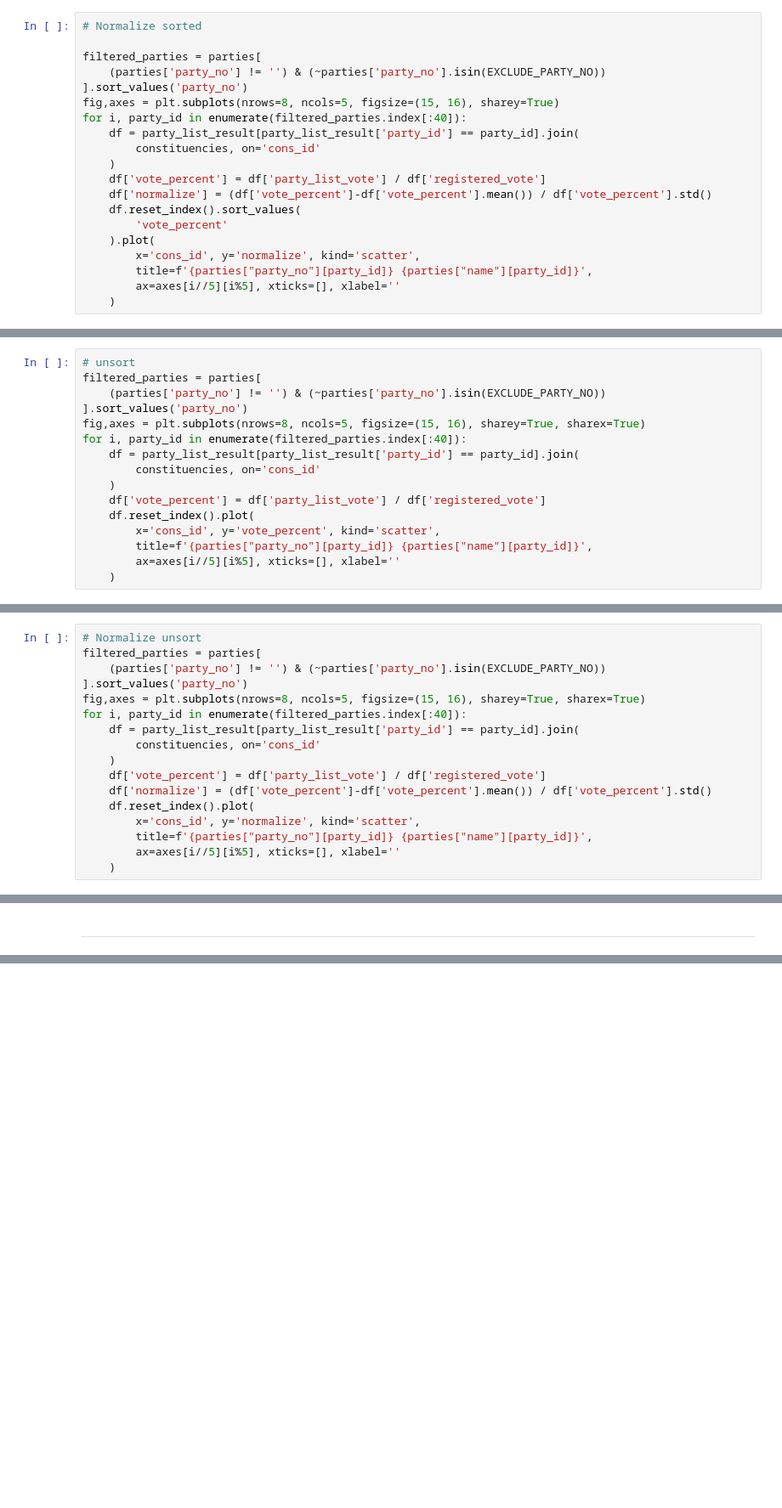
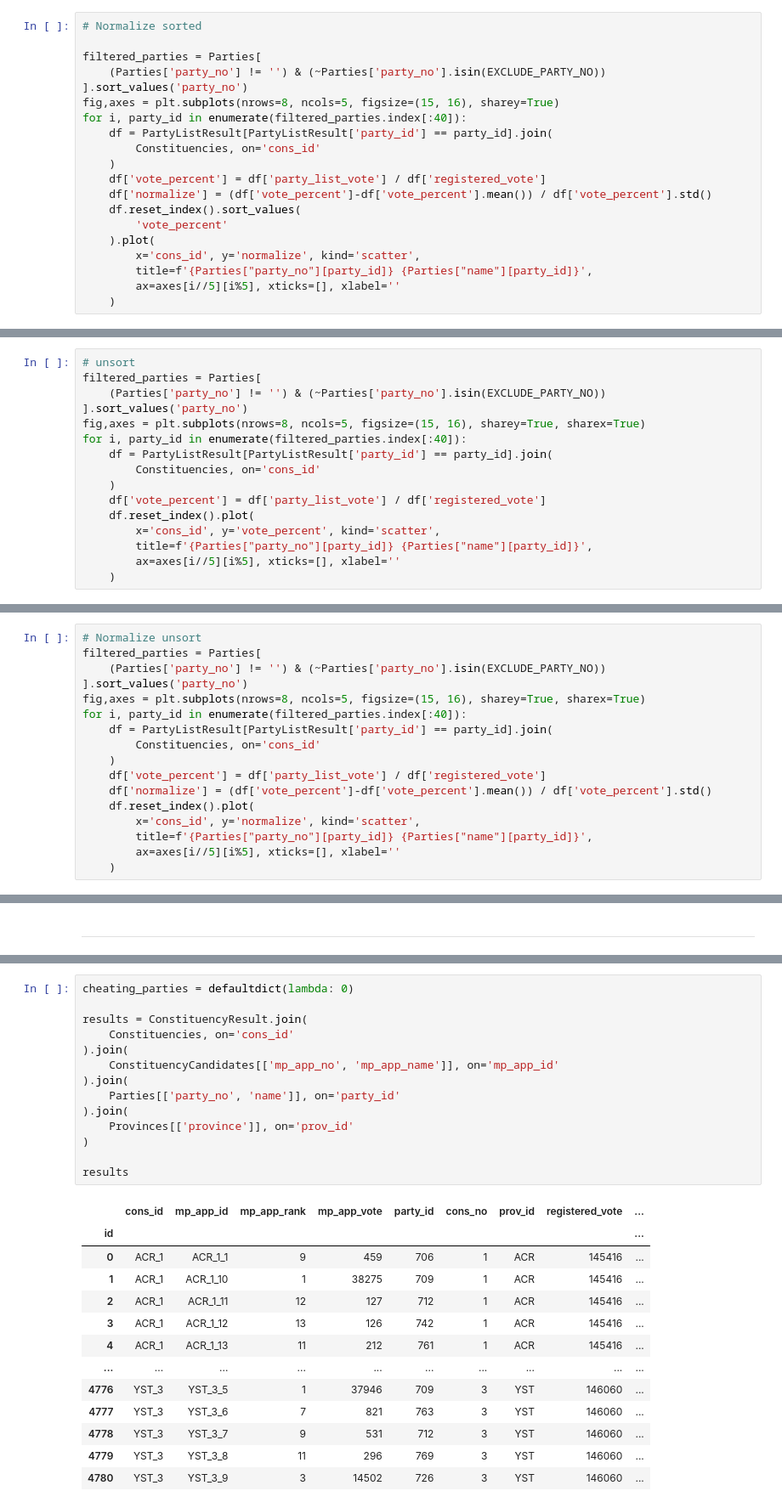
Before and after one commit to longman694/ect_66_analysis_pd, a Jupyter notebook: analysis.ipynb, the cells around one changed output, grey strips where cells are left out. Shown: that part at 85% size. Drawn from its saved outputs; the diff is of its cells as text; blank space fills up the shorter version.

```diff
--- a/analysis.ipynb
+++ b/analysis.ipynb
@@ -45,13 +45,13 @@ for i, party_id in enumerate(filtered_parties.index[:40]):
 # %%
 # Normalize sorted
 
-filtered_parties = parties[
-    (parties['party_no'] != '') & (~parties['party_no'].isin(EXCLUDE_PARTY_NO))
+filtered_parties = Parties[
+    (Parties['party_no'] != '') & (~Parties['party_no'].isin(EXCLUDE_PARTY_NO))
 ].sort_values('party_no')
 fig,axes = plt.subplots(nrows=8, ncols=5, figsize=(15, 16), sharey=True)
 for i, party_id in enumerate(filtered_parties.index[:40]):
-    df = party_list_result[party_list_result['party_id'] == party_id].join(
-        constituencies, on='cons_id'
+    df = PartyListResult[PartyListResult['party_id'] == party_id].join(
+        Constituencies, on='cons_id'
     )
     df['vote_percent'] = df['party_list_vote'] / df['registered_vote']
     df['normalize'] = (df['vote_percent']-df['vote_percent'].mean()) / df['vote_percent'].std()
@@ -59,44 +59,44 @@ for i, party_id in enumerate(filtered_parties.index[:40]):
         'vote_percent'
     ).plot(
         x='cons_id', y='normalize', kind='scatter',
-        title=f'{parties["party_no"][party_id]} {parties["name"][party_id]}',
+        title=f'{Parties["party_no"][party_id]} {Parties["name"][party_id]}',
         ax=axes[i//5][i%5], xticks=[], xlabel=''
     )
 # %% [output]
 [figure]
 # %%
 # unsort
-filtered_parties = parties[
-    (parties['party_no'] != '') & (~parties['party_no'].isin(EXCLUDE_PARTY_NO))
+filtered_parties = Parties[
+    (Parties['party_no'] != '') & (~Parties['party_no'].isin(EXCLUDE_PARTY_NO))
 ].sort_values('party_no')
 fig,axes = plt.subplots(nrows=8, ncols=5, figsize=(15, 16), sharey=True, sharex=True)
 for i, party_id in enumerate(filtered_parties.index[:40]):
-    df = party_list_result[party_list_result['party_id'] == party_id].join(
-        constituencies, on='cons_id'
+    df = PartyListResult[PartyListResult['party_id'] == party_id].join(
+        Constituencies, on='cons_id'
     )
     df['vote_percent'] = df['party_list_vote'] / df['registered_vote']
     df.reset_index().plot(
         x='cons_id', y='vote_percent', kind='scatter',
-        title=f'{parties["party_no"][party_id]} {parties["name"][party_id]}',
+        title=f'{Parties["party_no"][party_id]} {Parties["name"][party_id]}',
         ax=axes[i//5][i%5], xticks=[], xlabel=''
     )
 # %% [output]
 [figure]
 # %%
 # Normalize unsort
-filtered_parties = parties[
-    (parties['party_no'] != '') & (~parties['party_no'].isin(EXCLUDE_PARTY_NO))
+filtered_parties = Parties[
+    (Parties['party_no'] != '') & (~Parties['party_no'].isin(EXCLUDE_PARTY_NO))
 ].sort_values('party_no')
 fig,axes = plt.subplots(nrows=8, ncols=5, figsize=(15, 16), sharey=True, sharex=True)
 for i, party_id in enumerate(filtered_parties.index[:40]):
-    df = party_list_result[party_list_result['party_id'] == party_id].join(
-        constituencies, on='cons_id'
+    df = PartyListResult[PartyListResult['party_id'] == party_id].join(
+        Constituencies, on='cons_id'
     )
     df['vote_percent'] = df['party_list_vote'] / df['registered_vote']
     df['normalize'] = (df['vote_percent']-df['vote_percent'].mean()) / df['vote_percent'].std()
     df.reset_index().plot(
         x='cons_id', y='normalize', kind='scatter',
-        title=f'{parties["party_no"][party_id]} {parties["name"][party_id]}',
+        title=f'{Parties["party_no"][party_id]} {Parties["name"][party_id]}',
         ax=axes[i//5][i%5], xticks=[], xlabel=''
     )
 # %% [output]
@@ -151,0 +201,28 @@ df[df['mean']/df['mean_75'] >= 1.75][['party_no', 'name']].sort_values('party_no
+# %%
+cheating_parties = defaultdict(lambda: 0)
+
+results = ConstituencyResult.join(
+    Constituencies, on='cons_id'
+).join(
+    ConstituencyCandidates[['mp_app_no', 'mp_app_name']], on='mp_app_id'
+).join(
+    Parties[['party_no', 'name']], on='party_id'
+).join(
+    Provinces[['province']], on='prov_id'
+)
+
+results
+# %% [output]
+|  | cons_id | mp_app_id | mp_app_rank | mp_app_vote | party_id | cons_no | prov_id | registered_vote | ... |
+| id |  |  |  |  |  |  |  |  | ... |
+| 0 | ACR_1 | ACR_1_1 | 9 | 459 | 706 | 1 | ACR | 145416 | ... |
+| 1 | ACR_1 | ACR_1_10 | 1 | 38275 | 709 | 1 | ACR | 145416 | ... |
+| 2 | ACR_1 | ACR_1_11 | 12 | 127 | 712 | 1 | ACR | 145416 | ... |
+| 3 | ACR_1 | ACR_1_12 | 13 | 126 | 742 | 1 | ACR | 145416 | ... |
+| 4 | ACR_1 | ACR_1_13 | 11 | 212 | 761 | 1 | ACR | 145416 | ... |
+| ... | ... | ... | ... | ... | ... | ... | ... | ... | ... |
+| 4776 | YST_3 | YST_3_5 | 1 | 37946 | 709 | 3 | YST | 146060 | ... |
+| 4777 | YST_3 | YST_3_6 | 7 | 821 | 763 | 3 | YST | 146060 | ... |
+| 4778 | YST_3 | YST_3_7 | 9 | 531 | 712 | 3 | YST | 146060 | ... |
+| 4779 | YST_3 | YST_3_8 | 11 | 296 | 769 | 3 | YST | 146060 | ... |
+| 4780 | YST_3 | YST_3_9 | 3 | 14502 | 726 | 3 | YST | 146060 | ... |
```
Also changed, not shown: parts of 8 cells of this notebook, 2 other files.
